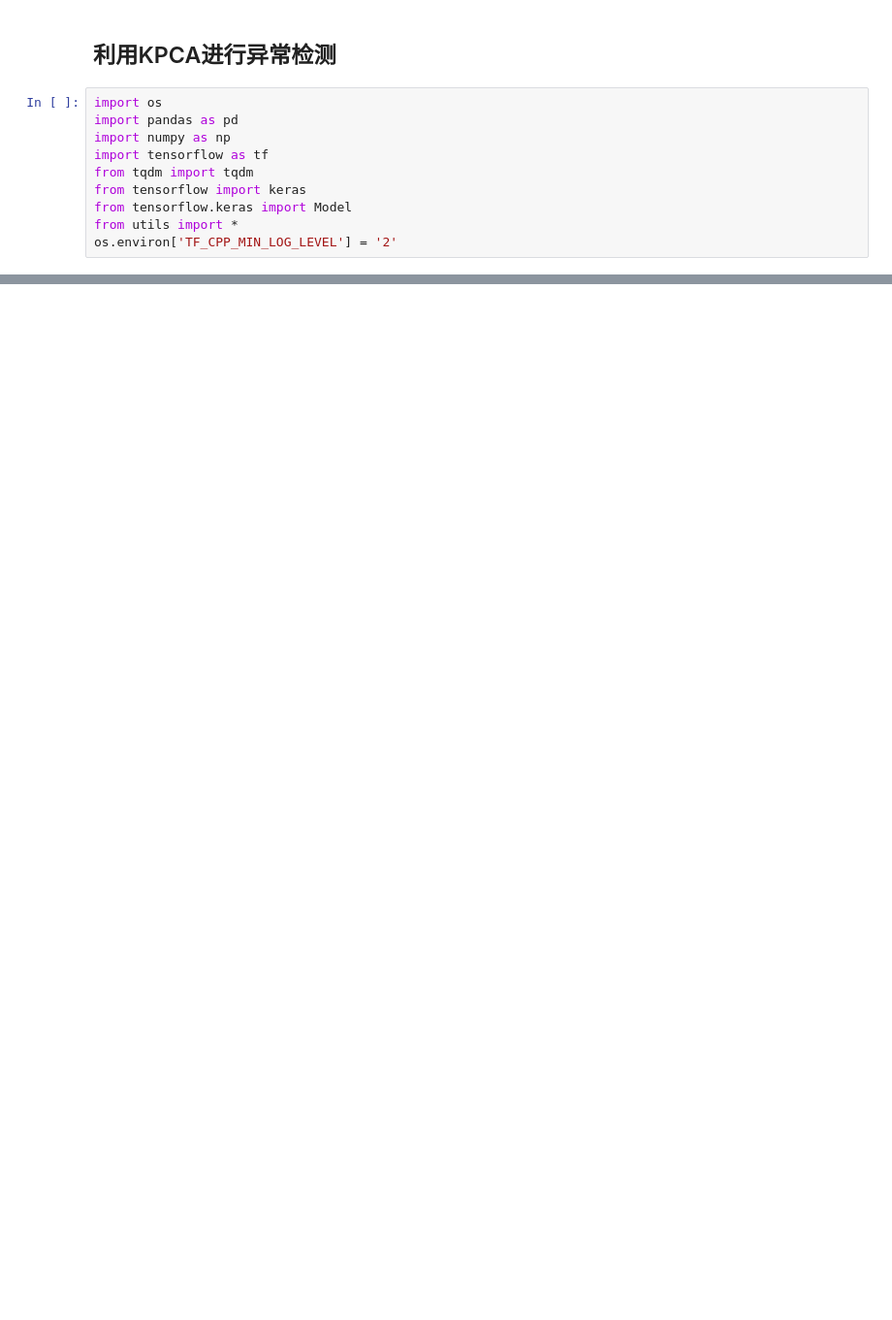
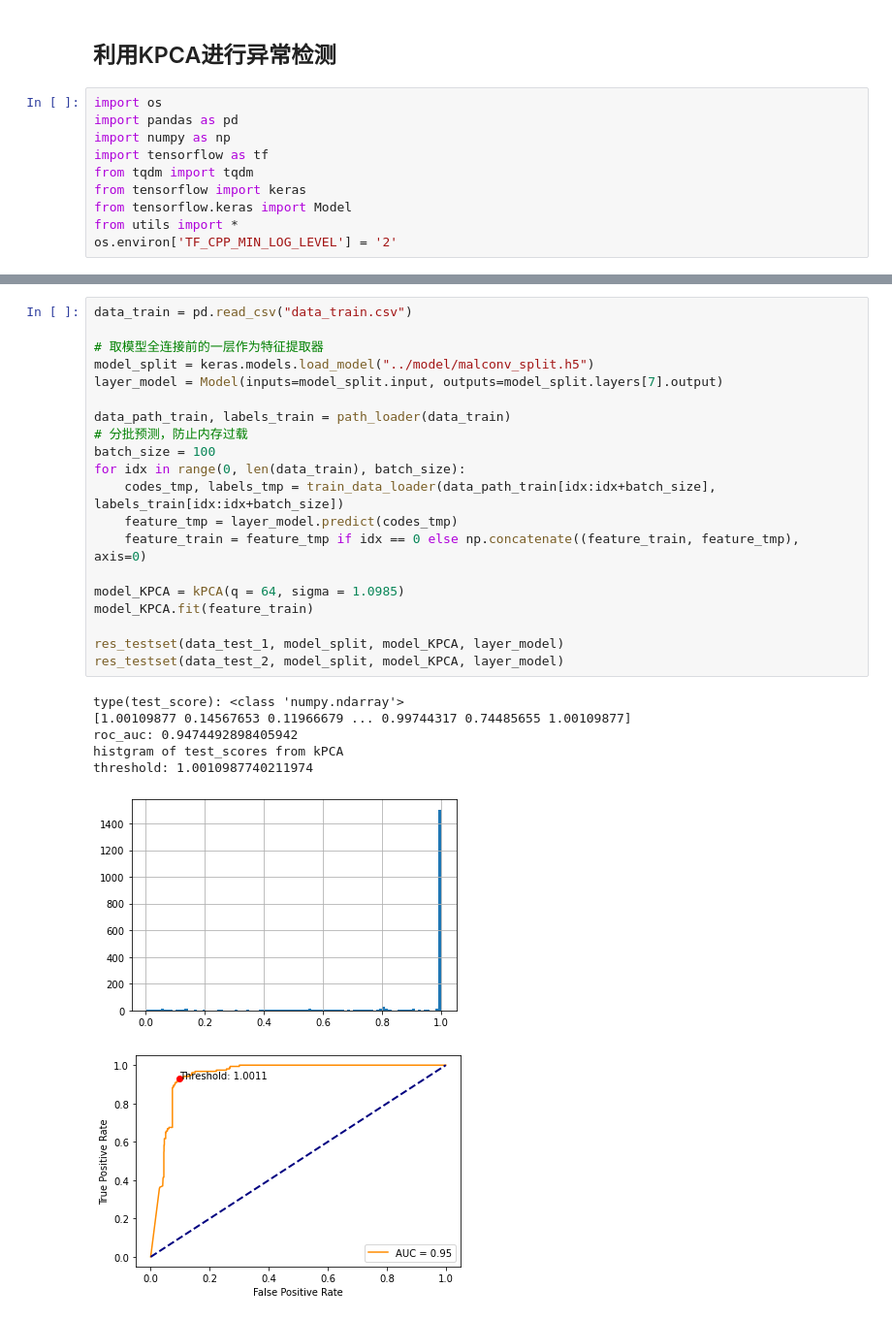
Before and after one commit to yuanchongbit/timeEvolved, a Jupyter notebook: MalConv/src/malconv_kpca.ipynb, the cells around one changed output, grey strips where cells are left out. Shown at 97% size. Drawn from its saved outputs; the diff is of its cells as text; blank space fills up the shorter version.

```diff
--- a/MalConv/src/malconv_kpca.ipynb
+++ b/MalConv/src/malconv_kpca.ipynb
@@ -58,0 +158,28 @@ plt.savefig('./figures/kpca_auc.png')
+# %%
+data_train = pd.read_csv("data_train.csv")
+
+# 取模型全连接前的一层作为特征提取器
+model_split = keras.models.load_model("../model/malconv_split.h5")
+layer_model = Model(inputs=model_split.input, outputs=model_split.layers[7].output)
+
+data_path_train, labels_train = path_loader(data_train)
+# 分批预测，防止内存过载
+batch_size = 100
+for idx in range(0, len(data_train), batch_size):
+    codes_tmp, labels_tmp = train_data_loader(data_path_train[idx:idx+batch_size], labels_train[idx:idx+batch_size])
+    feature_tmp = layer_model.predict(codes_tmp)
+    feature_train = feature_tmp if idx == 0 else np.concatenate((feature_train, feature_tmp), axis=0)
+
+model_KPCA = kPCA(q = 64, sigma = 1.0985)
+model_KPCA.fit(feature_train)
+
+res_testset(data_test_1, model_split, model_KPCA, layer_model)
+res_testset(data_test_2, model_split, model_KPCA, layer_model)
+# %% [output]
+type(test_score): <class 'numpy.ndarray'>
+[1.00109877 0.14567653 0.11966679 ... 0.99744317 0.74485655 1.00109877]
+roc_auc: 0.9474492898405942
+histgram of test_scores from kPCA
+threshold: 1.0010987740211974
+[figure, added]
+[figure, added]
```
Also changed, not shown: parts of 8 cells of this notebook, 24 other files.
